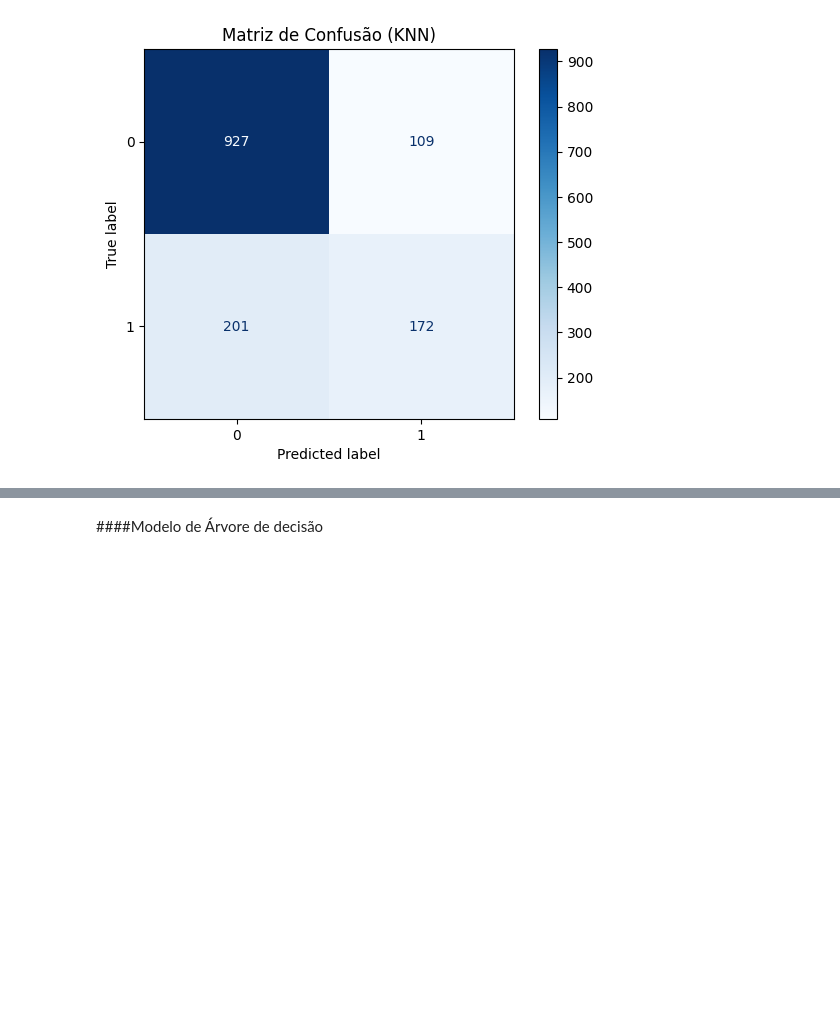
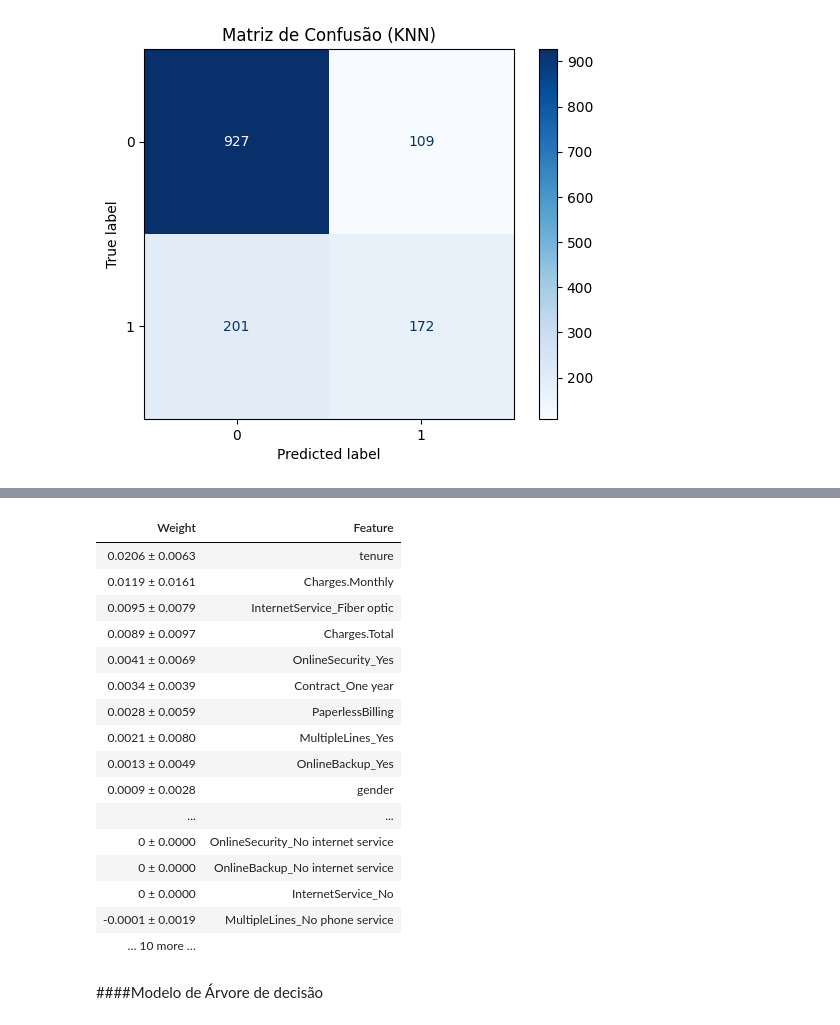
Before and after one commit to Eng-Samyle/TELECOM-X-II, a Jupyter notebook: TELECOM_X2.ipynb, the cells around one changed output, grey strips where cells are left out. Saved outputs shown, nothing was run; the diff lists cells and outputs as text; code cells hidden in the pictures; blank space fills up the shorter version.

```diff
--- a/TELECOM_X2.ipynb
+++ b/TELECOM_X2.ipynb
@@ -265,3 +276,27 @@ Acurácia do modelo KNN: 0.7800
+# %%
+import eli5
+from eli5.sklearn import PermutationImportance
+
+perm = PermutationImportance(modelo_knn, random_state=42).fit(X_teste, y_teste)
+eli5.show_weights(perm, feature_names = X_teste.columns.tolist())
+# %% [output]
+| Weight | Feature |
+| 0.0206 ± 0.0063 | tenure |
+| 0.0119 ± 0.0161 | Charges.Monthly |
+| 0.0095 ± 0.0079 | InternetService_Fiber optic |
+| 0.0089 ± 0.0097 | Charges.Total |
+| 0.0041 ± 0.0069 | OnlineSecurity_Yes |
+| 0.0034 ± 0.0039 | Contract_One year |
+| 0.0028 ± 0.0059 | PaperlessBilling |
+| 0.0021 ± 0.0080 | MultipleLines_Yes |
+| 0.0013 ± 0.0049 | OnlineBackup_Yes |
+| 0.0009 ± 0.0028 | gender |
+| ... | ... |
+| 0 ± 0.0000 | OnlineSecurity_No internet service |
+| 0 ± 0.0000 | OnlineBackup_No internet service |
+| 0 ± 0.0000 | InternetService_No |
+| -0.0001 ± 0.0019 | MultipleLines_No phone service |
+| … 10 more … |  |
 # %% [markdown]
 ####Modelo de Árvore de decisão
 # %%
```
Also changed, not shown: parts of 2 cells of this notebook.
